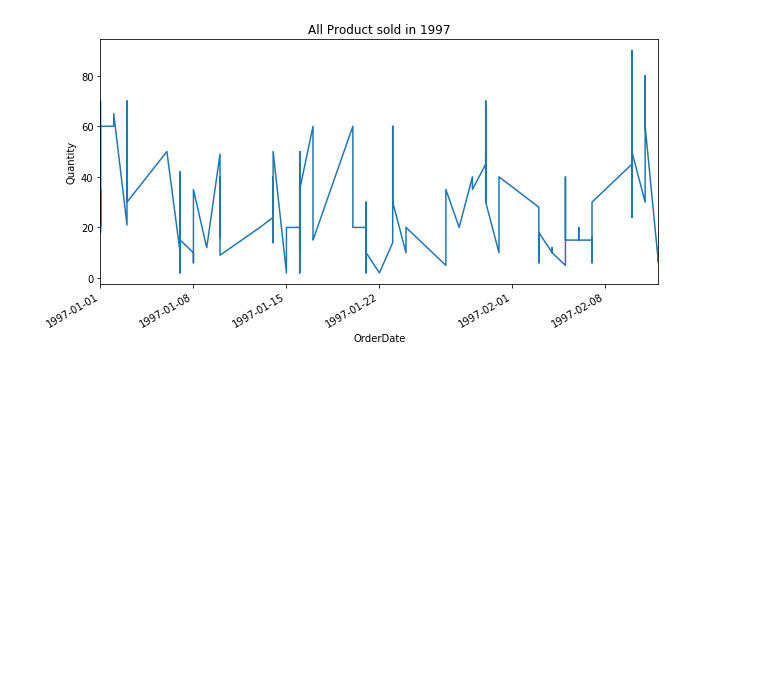
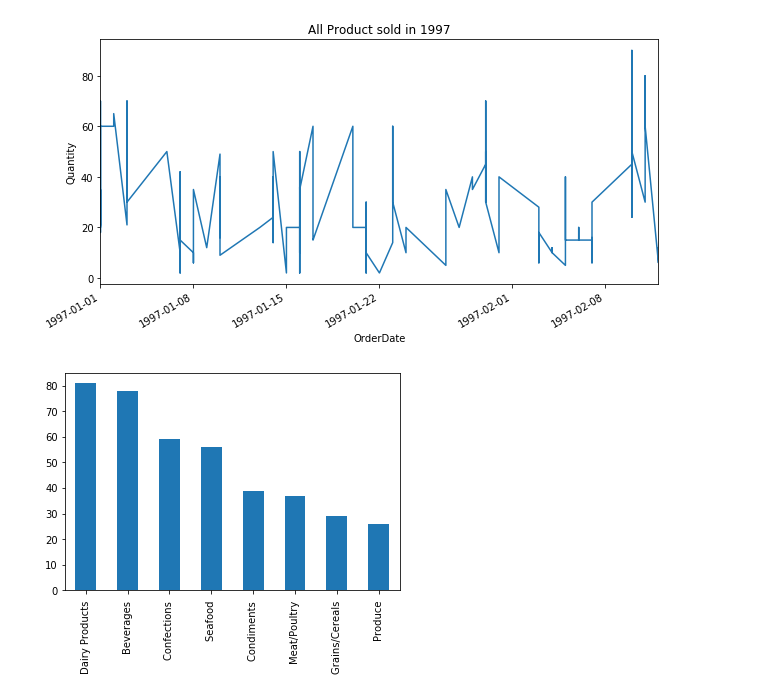
Before and after one commit to koro143/SQLite3, a Jupyter notebook: Sample Logistic Data.ipynb, the cells around one changed output. Saved outputs shown, nothing was run; the diff lists cells and outputs as text; code cells hidden in the pictures; blank space fills up the shorter version.

```diff
--- a/Sample Logistic Data.ipynb
+++ b/Sample Logistic Data.ipynb
@@ -453,3 +453,7 @@ ax1.set(title='All Product sold in 1997', ylabel='Quantity')
 # %% [output]
 [Text(0, 0.5, 'Quantity'), Text(0.5, 1.0, 'All Product sold in 1997')]
 [figure]
+# %%
+ax2 = df1.loc['1996']['CategoryName'].value_counts().plot.bar()
+# %% [output]
+[figure, added]
```
Also changed, not shown: parts of 8 cells of this notebook.
